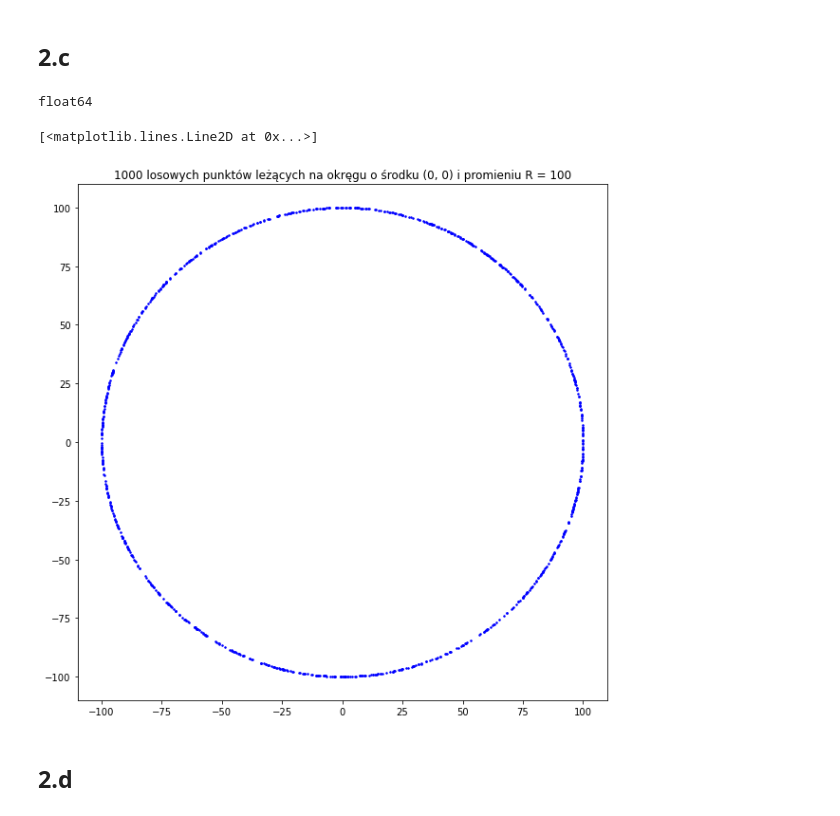
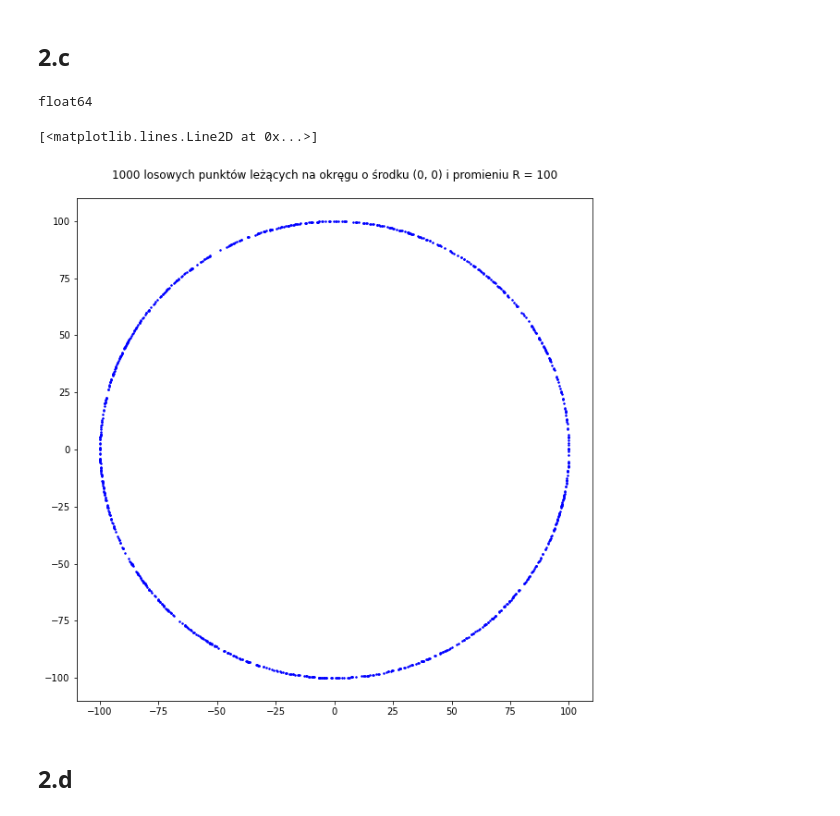
Before and after one commit to anuar2k/AGeom-2020, a Jupyter notebook: geom_lab1.ipynb, the cells around one changed output. Cells and saved outputs as stored; diff of their text form; code cells hidden in the pictures.

```diff
--- a/geom_lab1.ipynb
+++ b/geom_lab1.ipynb
@@ -85,15 +85,15 @@ float64
 # %%
 limits = [-100, 100, -100, 100]
 x, y = generatePointsCircle(100, 1000, "float64")
 print(x.dtype)
 
 scaleAxes(limits, 1.1)
-plt.title("1000 losowych punktów leżących na okręgu o środku (0, 0) i promieniu R = 100")
+plt.title("1000 losowych punktów leżących na okręgu o środku (0, 0) i promieniu R = 100\n")
 plt.plot(x, y, ".", ms=3)
 # %% [output]
 float64
 [<matplotlib.lines.Line2D at 0x...>]
-[figure, old version]
+[figure, new version]
 # %% [markdown]
 ## 2.d
 # %%
```
Also changed, not shown: parts of 4 cells of this notebook.
